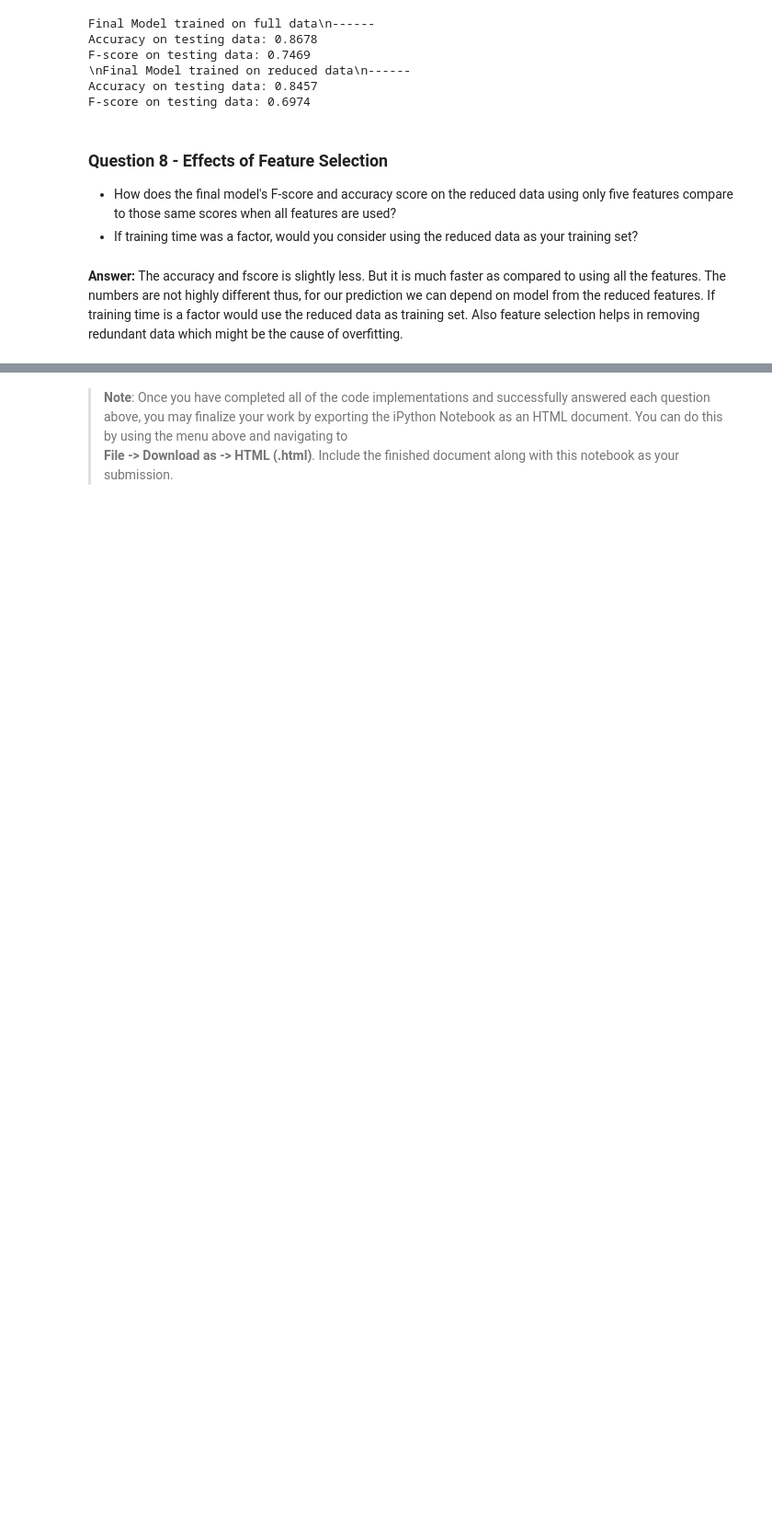
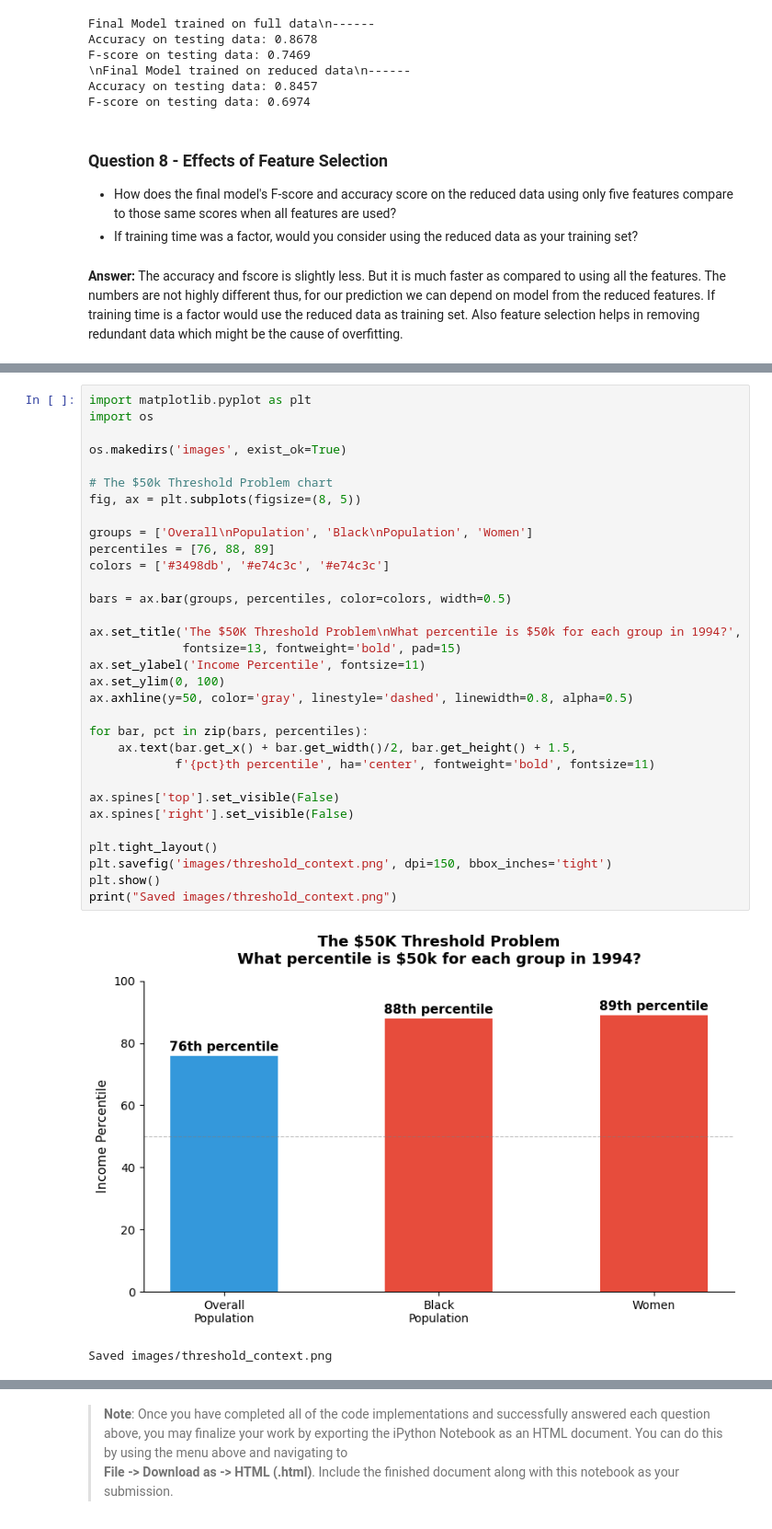
Before and after one commit to sanskriti1991/machineLearningProjects, a Jupyter notebook: finding_donors/finding_donors.ipynb, the cells around one changed output, grey strips where cells are left out. Shown at 92% size. Drawn from its saved outputs; the diff is of its cells as text; blank space fills up the shorter version.

```diff
--- a/finding_donors/finding_donors.ipynb
+++ b/finding_donors/finding_donors.ipynb
@@ -648,0 +708,35 @@ F-score on testing data: 0.6974
+# %%
+import matplotlib.pyplot as plt
+import os
+
+os.makedirs('images', exist_ok=True)
+
+# The $50k Threshold Problem chart
+fig, ax = plt.subplots(figsize=(8, 5))
+
+groups = ['Overall\nPopulation', 'Black\nPopulation', 'Women']
+percentiles = [76, 88, 89]
+colors = ['#3498db', '#e74c3c', '#e74c3c']
+
+bars = ax.bar(groups, percentiles, color=colors, width=0.5)
+
+ax.set_title('The $50K Threshold Problem\nWhat percentile is $50k for each group in 1994?',
+             fontsize=13, fontweight='bold', pad=15)
+ax.set_ylabel('Income Percentile', fontsize=11)
+ax.set_ylim(0, 100)
+ax.axhline(y=50, color='gray', linestyle='dashed', linewidth=0.8, alpha=0.5)
+
+for bar, pct in zip(bars, percentiles):
+    ax.text(bar.get_x() + bar.get_width()/2, bar.get_height() + 1.5,
+            f'{pct}th percentile', ha='center', fontweight='bold', fontsize=11)
+
+ax.spines['top'].set_visible(False)
+ax.spines['right'].set_visible(False)
+
+plt.tight_layout()
+plt.savefig('images/threshold_context.png', dpi=150, bbox_inches='tight')
+plt.show()
+print("Saved images/threshold_context.png")
+# %% [output]
+[figure, added]
+Saved images/threshold_context.png
```
Also changed, not shown: parts of 4 cells of this notebook, 9 other files.
